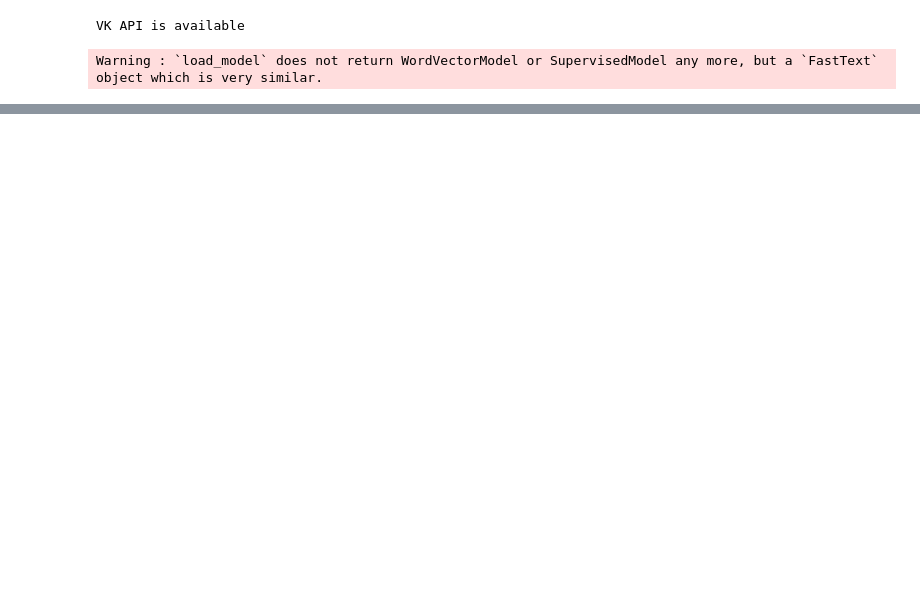
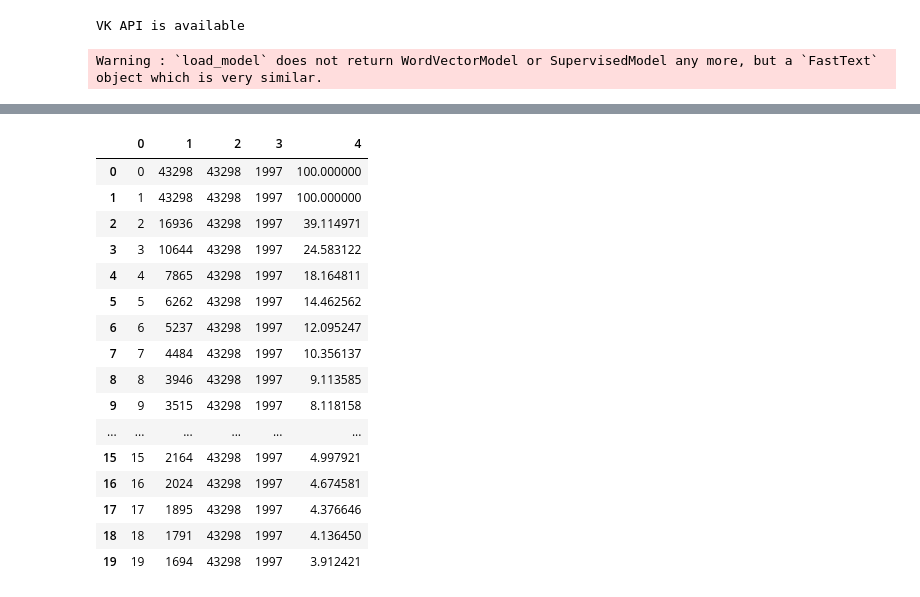
Before and after one commit to geniusserg/UserGenerator, a Jupyter notebook: research.ipynb, the cells around one changed output, grey strips where cells are left out. Cells and saved outputs as stored; diff of their text form; code cells hidden in the pictures; blank space fills up the shorter version.

```diff
--- a/research.ipynb
+++ b/research.ipynb
@@ -565,10 +12,0 @@ Index(['id', 'bdate', 'followers_count', 'sex', 'verified', 'first_name',
-# %%
-to_drop = []
-for j in df.columns:
-    if (df[j].isna().all()):
-        print(j)
-# %%
-to_drop = []
-for j in df.columns:
-    if (df[j].value_counts().shape[0]==1):
-        print(j)
@@ -626,0 +60,25 @@ post_likes = pd.DataFrame(data_for_df, columns = ["post_id", "user_id"])
+# %%
+stats = []
+for j in range(50):
+    stats.append([j, recsys_matrix.loc[:, (~recsys_matrix.isna()).sum() >= j].shape[1], recsys_matrix.shape[1], recsys_matrix.shape[0]])
+statsdf = pd.DataFrame(stats)
+statsdf[4] = (statsdf[1]/statsdf[2])*100
+statsdf.head(20)
+# %% [output]
+|  | 0 | 1 | 2 | 3 | 4 |
+| 0 | 0 | 43298 | 43298 | 1997 | 100.000000 |
+| 1 | 1 | 43298 | 43298 | 1997 | 100.000000 |
+| 2 | 2 | 16936 | 43298 | 1997 | 39.114971 |
+| 3 | 3 | 10644 | 43298 | 1997 | 24.583122 |
+| 4 | 4 | 7865 | 43298 | 1997 | 18.164811 |
+| 5 | 5 | 6262 | 43298 | 1997 | 14.462562 |
+| 6 | 6 | 5237 | 43298 | 1997 | 12.095247 |
+| 7 | 7 | 4484 | 43298 | 1997 | 10.356137 |
+| 8 | 8 | 3946 | 43298 | 1997 | 9.113585 |
+| 9 | 9 | 3515 | 43298 | 1997 | 8.118158 |
+| ... | ... | ... | ... | ... | ... |
+| 15 | 15 | 2164 | 43298 | 1997 | 4.997921 |
+| 16 | 16 | 2024 | 43298 | 1997 | 4.674581 |
+| 17 | 17 | 1895 | 43298 | 1997 | 4.376646 |
+| 18 | 18 | 1791 | 43298 | 1997 | 4.136450 |
+| 19 | 19 | 1694 | 43298 | 1997 | 3.912421 |
```
Also changed, not shown: parts of 60 cells of this notebook, 3 other files.
